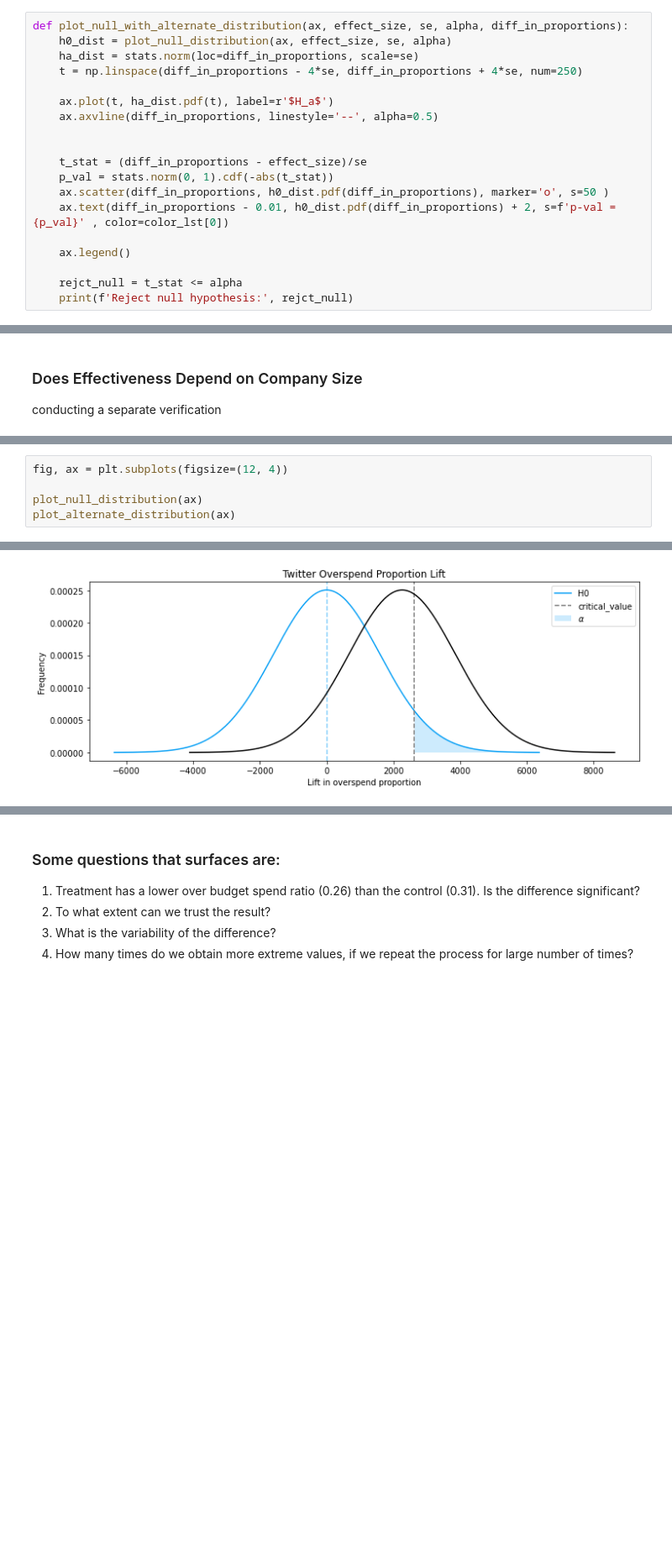
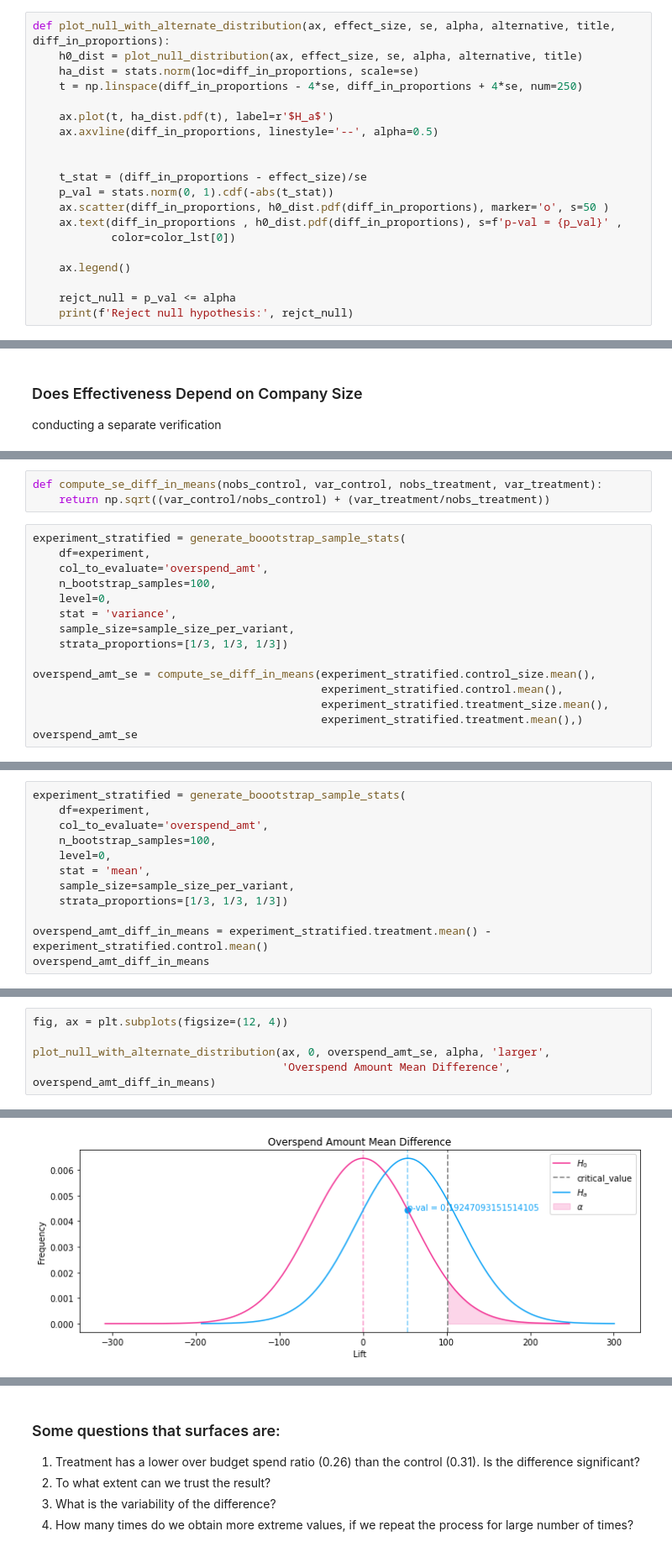
Before and after one commit to MekdiYilma/experiment_analysis, a Jupyter notebook: notebooks/ab_testing_experiment_analysis.ipynb, the cells around one changed output, grey strips where cells are left out. Shown at 84% size. Drawn from its saved outputs; the diff is of its cells as text; blank space fills up the shorter version.

```diff
--- a/notebooks/ab_testing_experiment_analysis.ipynb
+++ b/notebooks/ab_testing_experiment_analysis.ipynb
@@ -541,6 +597,6 @@ overspend_diff_in_proportions
 # %%
-def plot_null_with_alternate_distribution(ax, effect_size, se, alpha, diff_in_proportions):
-    h0_dist = plot_null_distribution(ax, effect_size, se, alpha)
+def plot_null_with_alternate_distribution(ax, effect_size, se, alpha, alternative, title, diff_in_proportions):
+    h0_dist = plot_null_distribution(ax, effect_size, se, alpha, alternative, title)
     ha_dist = stats.norm(loc=diff_in_proportions, scale=se)
     t = np.linspace(diff_in_proportions - 4*se, diff_in_proportions + 4*se, num=250)
 
@@ -551,11 +607,12 @@ def plot_null_with_alternate_distribution(ax, effect_size, se, alpha, diff_in_pr
     t_stat = (diff_in_proportions - effect_size)/se
     p_val = stats.norm(0, 1).cdf(-abs(t_stat))
     ax.scatter(diff_in_proportions, h0_dist.pdf(diff_in_proportions), marker='o', s=50 )
-    ax.text(diff_in_proportions - 0.01, h0_dist.pdf(diff_in_proportions) + 2, s=f'p-val = {p_val}' , color=color_lst[0])
+    ax.text(diff_in_proportions , h0_dist.pdf(diff_in_proportions), s=f'p-val = {p_val}' ,
+            color=color_lst[0])
 
     ax.legend()
 
-    rejct_null = t_stat <= alpha
+    rejct_null = p_val <= alpha
     print(f'Reject null hypothesis:', rejct_null)
 # %%
 fig, ax = plt.subplots(figsize=(12, 4))
@@ -665,0 +721,18 @@ def plot_null_distribution(ax):
+# %%
+def compute_se_diff_in_means(nobs_control, var_control, nobs_treatment, var_treatment):
+    return np.sqrt((var_control/nobs_control) + (var_treatment/nobs_treatment))
+# %%
+experiment_stratified = generate_boootstrap_sample_stats(
+    df=experiment,
+    col_to_evaluate='overspend_amt',
+    n_bootstrap_samples=100,
+    level=0,
+    stat = 'variance',
+    sample_size=sample_size_per_variant,
+    strata_proportions=[1/3, 1/3, 1/3])
+
+overspend_amt_se = compute_se_diff_in_means(experiment_stratified.control_size.mean(),
+                                            experiment_stratified.control.mean(),
+                                            experiment_stratified.treatment_size.mean(),
+                                            experiment_stratified.treatment.mean(),)
+overspend_amt_se
@@ -665,0 +741,12 @@ def plot_null_distribution(ax):
+# %%
+experiment_stratified = generate_boootstrap_sample_stats(
+    df=experiment,
+    col_to_evaluate='overspend_amt',
+    n_bootstrap_samples=100,
+    level=0,
+    stat = 'mean',
+    sample_size=sample_size_per_variant,
+    strata_proportions=[1/3, 1/3, 1/3])
+
+overspend_amt_diff_in_means = experiment_stratified.treatment.mean() - experiment_stratified.control.mean()
+overspend_amt_diff_in_means
@@ -683,6 +761,6 @@ def plot_alternate_distribution(ax):
 # %%
 fig, ax = plt.subplots(figsize=(12, 4))
 
-plot_null_distribution(ax)
-plot_alternate_distribution(ax)
+plot_null_with_alternate_distribution(ax, 0, overspend_amt_se, alpha, 'larger',
+                                      'Overspend Amount Mean Difference', overspend_amt_diff_in_means)
 # %% [output]
@@ -689 +768 @@ plot_alternate_distribution(ax)
-[figure, old version]
+[figure, new version]
```
Also changed, not shown: parts of 57 cells of this notebook, 8 other files.
